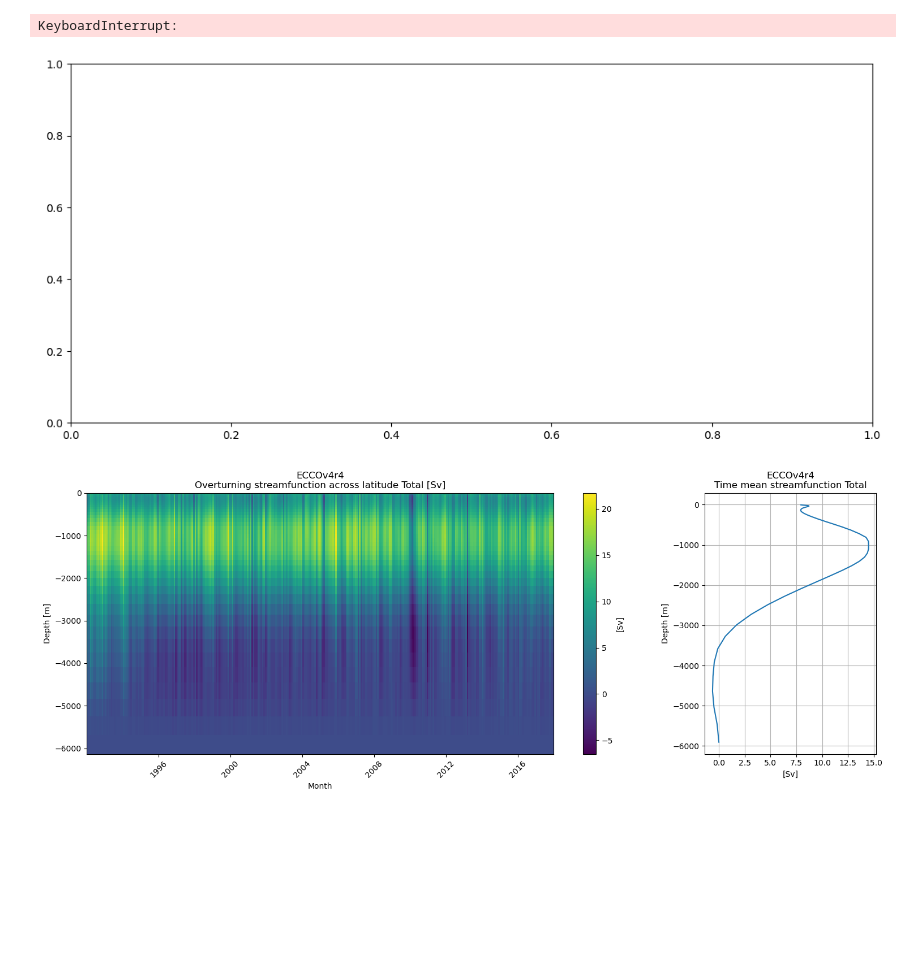
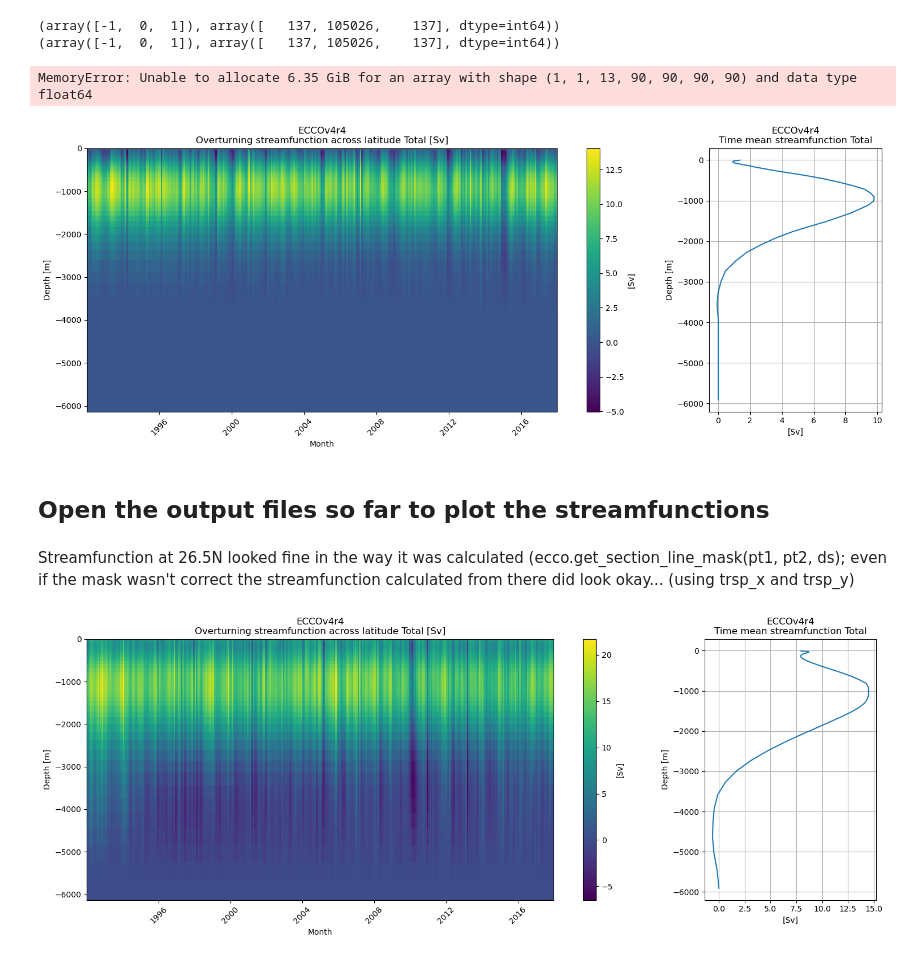
Before and after one commit to ai4er-cdt/OTP, a Jupyter notebook: streamfunction_implementation.ipynb, the cells around one changed output. Cells and saved outputs as stored; diff of their text form; code cells hidden in the pictures; blank space fills up the shorter version.

Commit message:
Notebook (streamfunction-implementation) with final calculations so far and comparison with OSNAP array (correct)

```diff
--- a/streamfunction_implementation.ipynb
+++ b/streamfunction_implementation.ipynb
@@ -312,0 +297,8 @@ sec_trsp_y.isel(time=1).plot()
+# %%
+# Use this to define which latitude and longitudes we are working at
+basin = 'indo-pacific'
+latitudes = basin_masks.get_lats_of_interest_solodoch(basin)
+
+# Parameter 'latitude' and 'longitudes' will be used to create the masks
+latitude = latitudes[0]
+longitudes = basin_masks.get_longitudes_at_latitude(latitude, basin, geom_fp)
@@ -312,0 +350,6 @@ sec_trsp_y.isel(time=1).plot()
+# %%
+mask = get_gridllc0090_mask(latitude, longitudes)
+print(np.unique(mask.values, return_counts=True))
+
+plt.figure(figsize=(10,10))
+ecco.plot_proj_to_latlon_grid(ds.XC,ds.YC,mask,cmap='viridis',projection_type='robin',user_lon_0=0);
@@ -313,5 +359,29 @@ sec_trsp_y.isel(time=1).plot()
+# %%
+# DO WE NEED TO SPLIT A maskWedge and maskSedge, if not, how to use the general mask?
+
+grid = ecco.ecco_utils.get_llc_grid(ds)
+maskWedge = grid.diff(mask, 'X', boundary='fill')
+maskSedge = grid.diff(mask, 'X', boundary='fill')
+print(np.unique(maskWedge.values, return_counts=True))
+print(np.unique(maskSedge.values, return_counts=True))
+# %% [output]
+(array([-1,  0,  1]), array([   137, 105026,    137], dtype=int64))
+(array([-1,  0,  1]), array([   137, 105026,    137], dtype=int64))
+# %%
+# Calculate volume transport in x and y direction
+ds_out, sec_trsp_x, sec_trsp_y = volume_transport_calc(ds, maskS=maskSedge, maskW=maskWedge)
+
+# Calculate total volume flux
+ds_out["trsp_z"] = sec_trsp_y + sec_trsp_x
+
+# Convert this to streamfunction
+ds_out = calc_streamfunction_from_volume_transport(ds_out)
+PSI = ds_out.compute()
+# %% [output]
+MemoryError: Unable to allocate 6.35 GiB for an array with shape (1, 1, 13, 90, 90, 90, 90) and data type float64
 # %%
-streamfunction.plot_depth_stf_vs_time(ds_out,'Total', 'psi_moc')
+streamfunction.plot_depth_stf_vs_time(PSI,'Total', 'psi_moc')
 # %% [output]
-KeyboardInterrupt:
-[figure, old version]
+[figure, new version]
+# %% [markdown]
+## Open the output files so far to plot the streamfunctions
@@ -323,6 +395,8 @@ PSI_30_1 = xr.open_dataset(os.path.join(OUTPUT_DIR, "30S", "PSI_30S_section_1.nc
 PSI_30_2 = xr.open_dataset(os.path.join(OUTPUT_DIR, "30S", "PSI_30S_section_2.nc"))
 PSI_60 = xr.open_dataset(os.path.join(OUTPUT_DIR, "60S", "PSI_60S.nc"))
 PSI_55 = xr.open_dataset(os.path.join(OUTPUT_DIR, "55S", "PSI_55S.nc"))
+# %% [markdown]
+Streamfunction at 26.5N looked fine in the way it was calculated (ecco.get_section_line_mask(pt1, pt2, ds); even if the mask wasn't correct the streamfunction calculated from there did look okay... (using trsp_x and trsp_y)
 # %%
 streamfunction.plot_depth_stf_vs_time(PSI_26,'Total', 'psi_moc')
 # %% [output]
```
Also changed, not shown: parts of 36 cells of this notebook, 1 other file.
